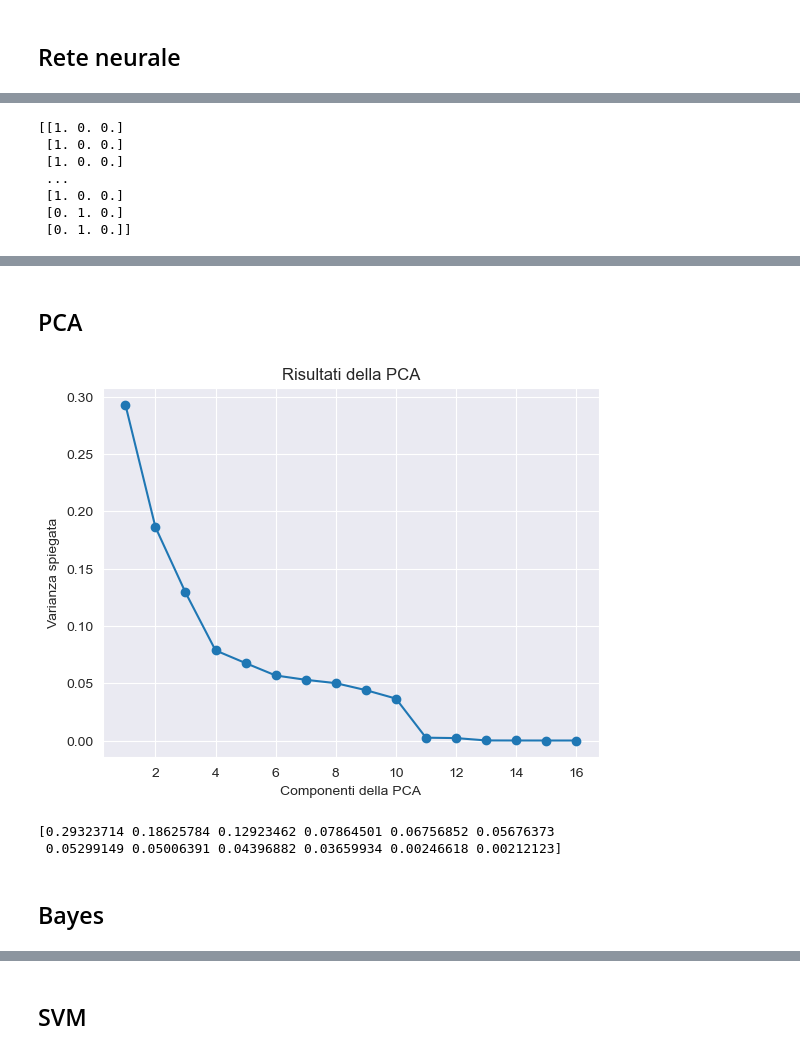
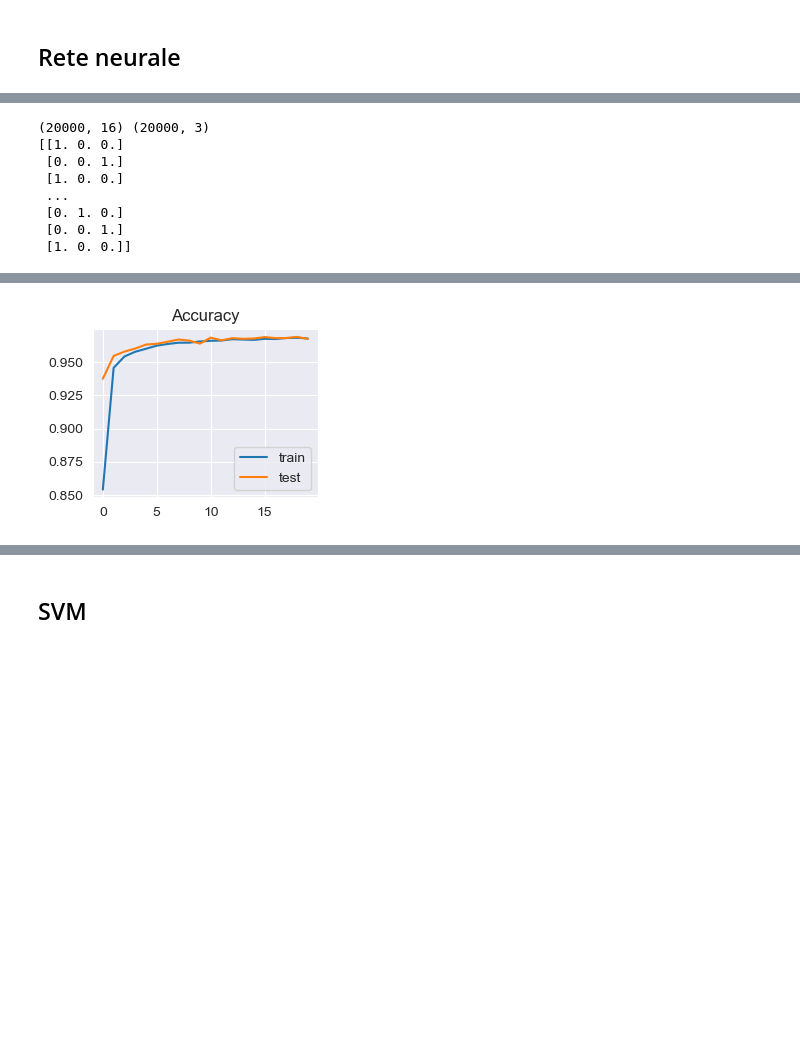
Before and after one commit to steq28/ML-star-classification, a Jupyter notebook: src/models-notebook.ipynb, the cells around one changed output, grey strips where cells are left out. Saved outputs shown, nothing was run; the diff lists cells and outputs as text; code cells hidden in the pictures; blank space fills up the shorter version.

```diff
--- a/src/models-notebook.ipynb
+++ b/src/models-notebook.ipynb
@@ -167,17 +163,19 @@ array([[-0.2815606 ,  0.63573485,  0.44916179, ...,  1.9576435 ,
 # %%
 # Convert target variable to categorical, as it is a multi-class classification problem
-y_train = keras.utils.to_categorical(y_train)
-y_test = keras.utils.to_categorical(y_test)
+y_train_neural = keras.utils.to_categorical(y_train)
+y_test_neural = keras.utils.to_categorical(y_test)
+print(X_test.shape, y_test_neural.shape)
 
-print(y_train)
+print(y_train_neural)
 # %% [output]
+(20000, 16) (20000, 3)
 [[1. 0. 0.]
- [1. 0. 0.]
+ [0. 0. 1.]
  [1. 0. 0.]
  ...
- [1. 0. 0.]
  [0. 1. 0.]
- [0. 1. 0.]]
+ [0. 0. 1.]
+ [1. 0. 0.]]
 # %%
 input_features = X_train.shape[1]
 
@@ -188,9 +186,23 @@ model.add(Dense(3, activation='softmax'))
 
 model.compile(loss='categorical_crossentropy', optimizer="adam", metrics=['accuracy'])
 # Train the model
-model.fit(X_train, y_train, epochs=100, batch_size=100, verbose=1, validation_data=(X_test, y_test))
+history = model.fit(X_train, y_train_neural, epochs=20, batch_size=100, verbose=1, validation_data=(X_test, y_test_neural))
 
 # Evaluate the model on the test set
-score = model.evaluate(X_test, y_test,verbose=1)
-print(score)
+_, train_acc = model.evaluate(X_train, y_train_neural, verbose=0)
+_, test_acc = model.evaluate(X_test, y_test_neural, verbose=0)
+print('Train: %.3f, Test: %.3f' % (train_acc, test_acc))
+# plot loss during training
+plt.subplot(111)
+plt.title('Loss')
+plt.plot(history.history['loss'], label='train')
+plt.plot(history.history['val_loss'], label='test')
+plt.legend()
+# plot accuracy during training
+plt.subplot(222)
+plt.title('Accuracy')
+plt.plot(history.history['accuracy'], label='train')
+plt.plot(history.history['val_accuracy'], label='test')
+plt.legend()
+plt.show()
 # %% [output]
@@ -214,2 +226 @@ Epoch 100/100
+[figure, added]
-# %% [markdown]
-## PCA
@@ -220,36 +226,0 @@ from sklearn.preprocessing import StandardScaler
-# %%
-# Split dataset into train and test sets
-x = full_df.drop(['class'], axis=1)
-y = full_df['class']
-
-# standardizziamo i dati (calculated as: z = (x - u) / s, u = mean, s = std)
-scaler = StandardScaler()
-scaled_data = scaler.fit_transform(x)
-scaled_data
-
-pca = PCA().fit(scaled_data)
-
-# Crea un grafico della varianza spiegata per ogni componente
-plt.plot(range(1, pca.n_components_ + 1), pca.explained_variance_ratio_, marker='o')
-plt.xlabel('Componenti della PCA')
-plt.ylabel('Varianza spiegata')
-plt.title("Risultati della PCA")
-plt.show()
-# %% [output]
-[figure, removed]
-# %%
-# Applica la PCA per ridurre la dimensionalità dei dati
-pca = PCA(n_components=12).fit(scaled_data)
-pca_data = pca.transform(scaled_data)
-# Quantifichiamo  la percentuale di varianza spiegata da ciascuno delle componenti.
-print(pca.explained_variance_ratio_)
-
-# split dataset after PCA
-#X_train, X_test, y_train, y_test = train_test_split(pca_data, y, test_size=0.2)
-# split dataset after standardization no pca
-X_train, X_test, y_train, y_test = train_test_split(scaled_data, y, test_size=0.2)
-# %% [output]
-[0.29323714 0.18625784 0.12923462 0.07864501 0.06756852 0.05676373
- 0.05299149 0.05006391 0.04396882 0.03659934 0.00246618 0.00212123]
-# %% [markdown]
-## Bayes
```
Also changed, not shown: parts of 16 cells of this notebook.
